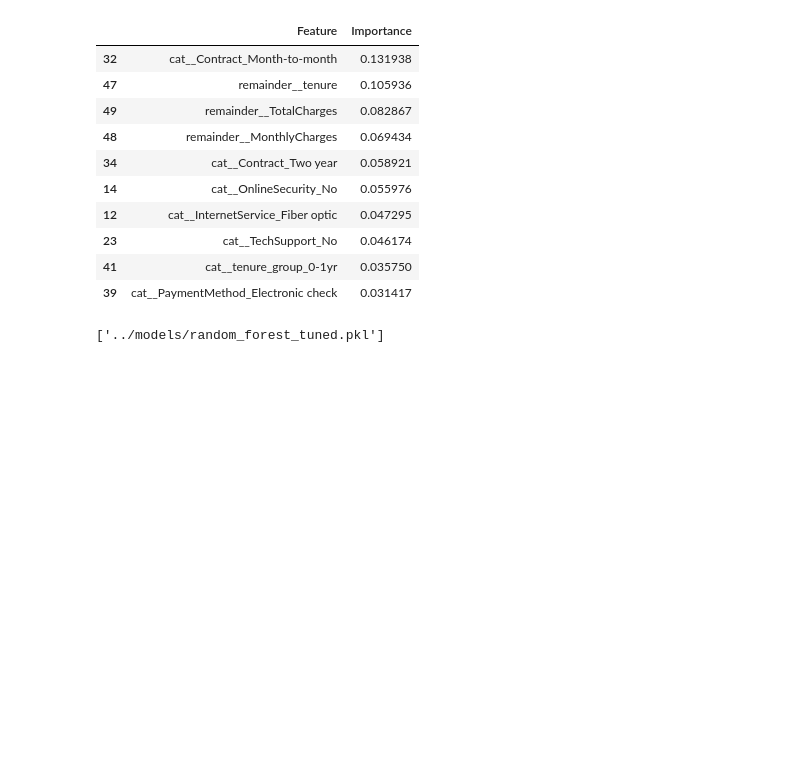
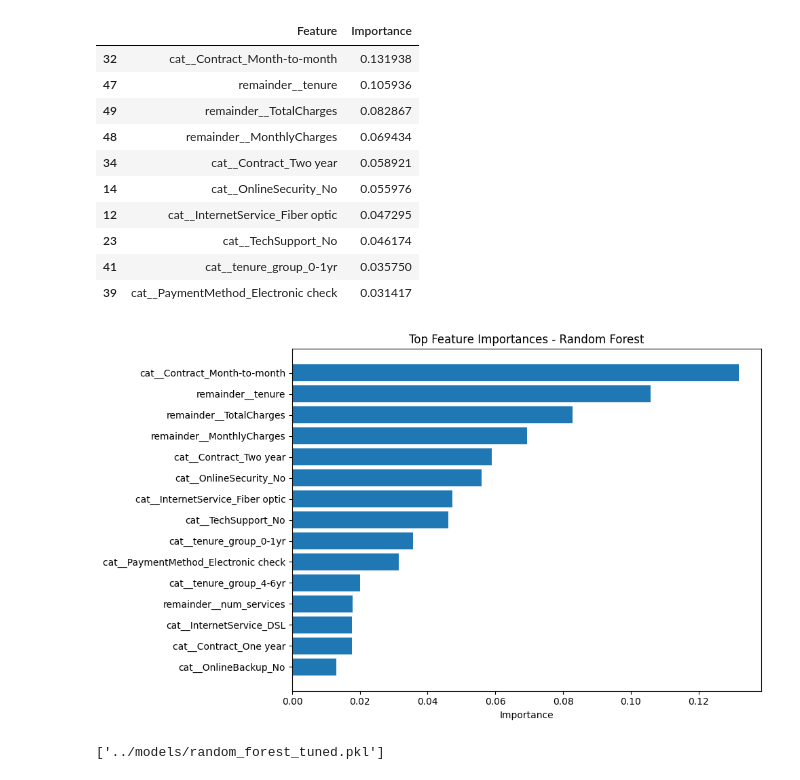
Before and after one commit to Arya-Dhawan/Customer-Churn-Prediction, a Jupyter notebook: notebooks/05_random_forest.ipynb, the cells around one changed output. Saved outputs shown, nothing was run; the diff lists cells and outputs as text; code cells hidden in the pictures; blank space fills up the shorter version.

```diff
--- a/notebooks/05_random_forest.ipynb
+++ b/notebooks/05_random_forest.ipynb
@@ -148,6 +184,22 @@ feature_importance.head(10)
 | 23 | cat__TechSupport_No | 0.046174 |
 | 41 | cat__tenure_group_0-1yr | 0.035750 |
 | 39 | cat__PaymentMethod_Electronic check | 0.031417 |
+# %%
+top_fi = feature_importance.head(15)
+
+# Plot
+plt.figure(figsize=(10,6))
+plt.barh(top_fi["Feature"], top_fi["Importance"])
+plt.gca().invert_yaxis()
+plt.title("Top Feature Importances - Random Forest")
+plt.xlabel("Importance")
+
+# Save
+plt.tight_layout()
+plt.savefig("../models/feature_importance.png", dpi=300)
+plt.show()
+# %% [output]
+[figure, added]
 # %%
 import joblib
 joblib.dump(best_rf, "../models/random_forest_tuned.pkl")
```
Also changed, not shown: parts of 3 cells of this notebook, 13 other files.
